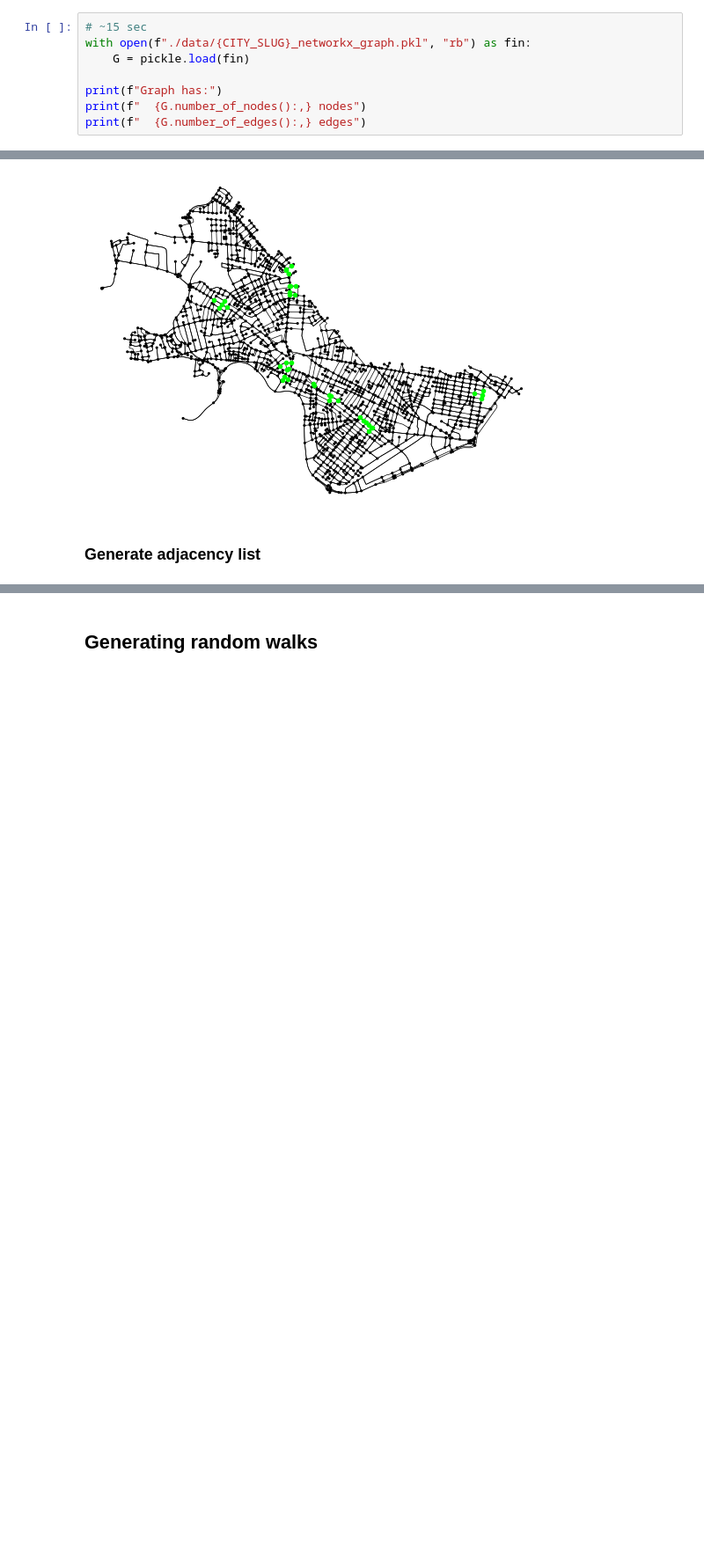
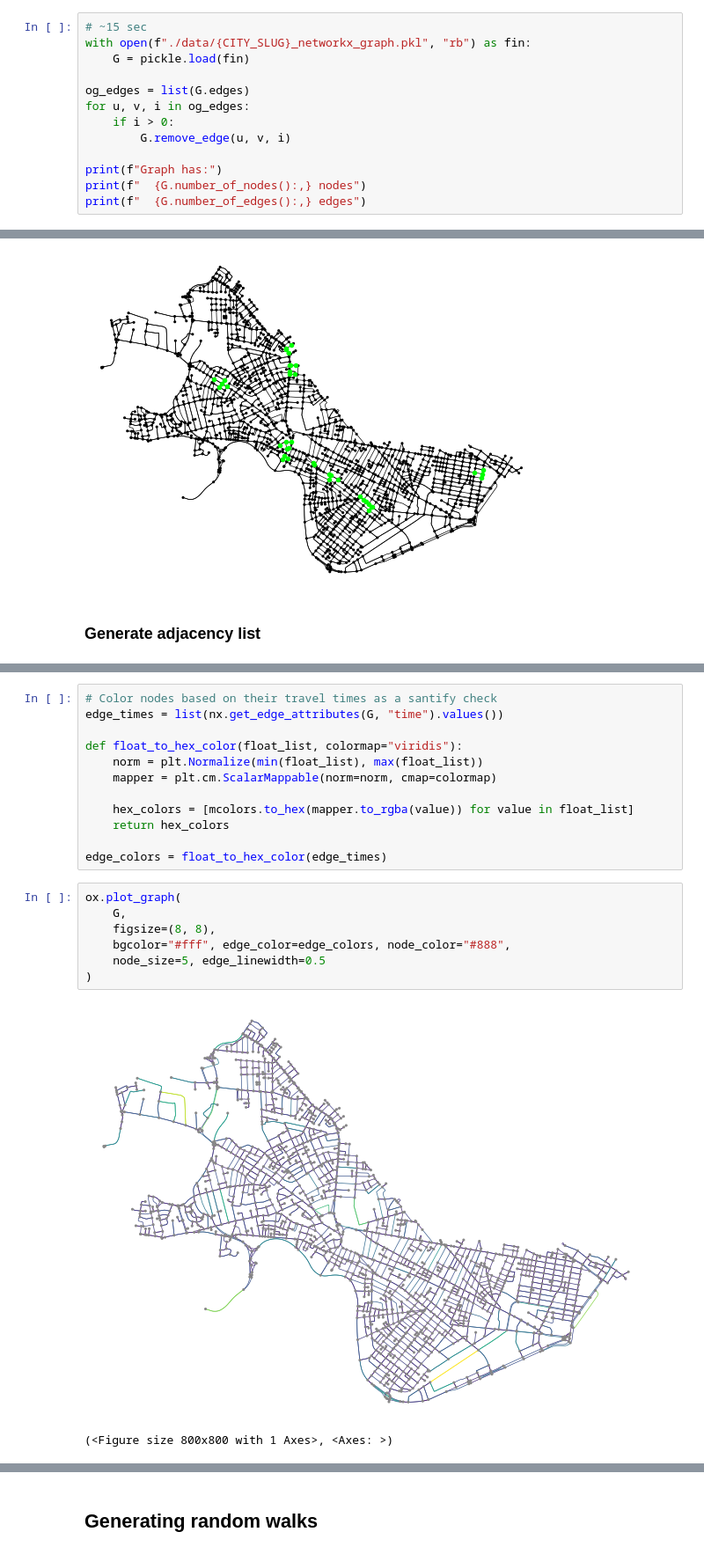
Before and after one commit to womogenes/am115-final, a Jupyter notebook: analysis.ipynb, the cells around one changed output, grey strips where cells are left out. Shown at 88% size. Saved outputs shown, nothing was run; the diff lists cells and outputs as text; blank space fills up the shorter version.

Commit message:
Write unnecessary travel time computations

```diff
--- a/analysis.ipynb
+++ b/analysis.ipynb
@@ -29,6 +34,11 @@ This shouldn't take longer than ~40 sec.
 with open(f"./data/{CITY_SLUG}_networkx_graph.pkl", "rb") as fin:
     G = pickle.load(fin)
 
+og_edges = list(G.edges)
+for u, v, i in og_edges:
+    if i > 0:
+        G.remove_edge(u, v, i)
+
 print(f"Graph has:")
 print(f"  {G.number_of_nodes():,} nodes")
 print(f"  {G.number_of_edges():,} edges")
@@ -150,0 +164,22 @@ TypeError: 'AtlasView' object does not support item assignment
+# %%
+# Color nodes based on their travel times as a santify check
+edge_times = list(nx.get_edge_attributes(G, "time").values())
+
+def float_to_hex_color(float_list, colormap="viridis"):
+    norm = plt.Normalize(min(float_list), max(float_list))
+    mapper = plt.cm.ScalarMappable(norm=norm, cmap=colormap)
+
+    hex_colors = [mcolors.to_hex(mapper.to_rgba(value)) for value in float_list]
+    return hex_colors
+
+edge_colors = float_to_hex_color(edge_times)
+# %%
+ox.plot_graph(
+    G,
+    figsize=(8, 8),
+    bgcolor="#fff", edge_color=edge_colors, node_color="#888",
+    node_size=5, edge_linewidth=0.5
+)
+# %% [output]
+[figure, added]
+(<Figure size 800x800 with 1 Axes>, <Axes: >)
```
Also changed, not shown: parts of 8 cells of this notebook.
